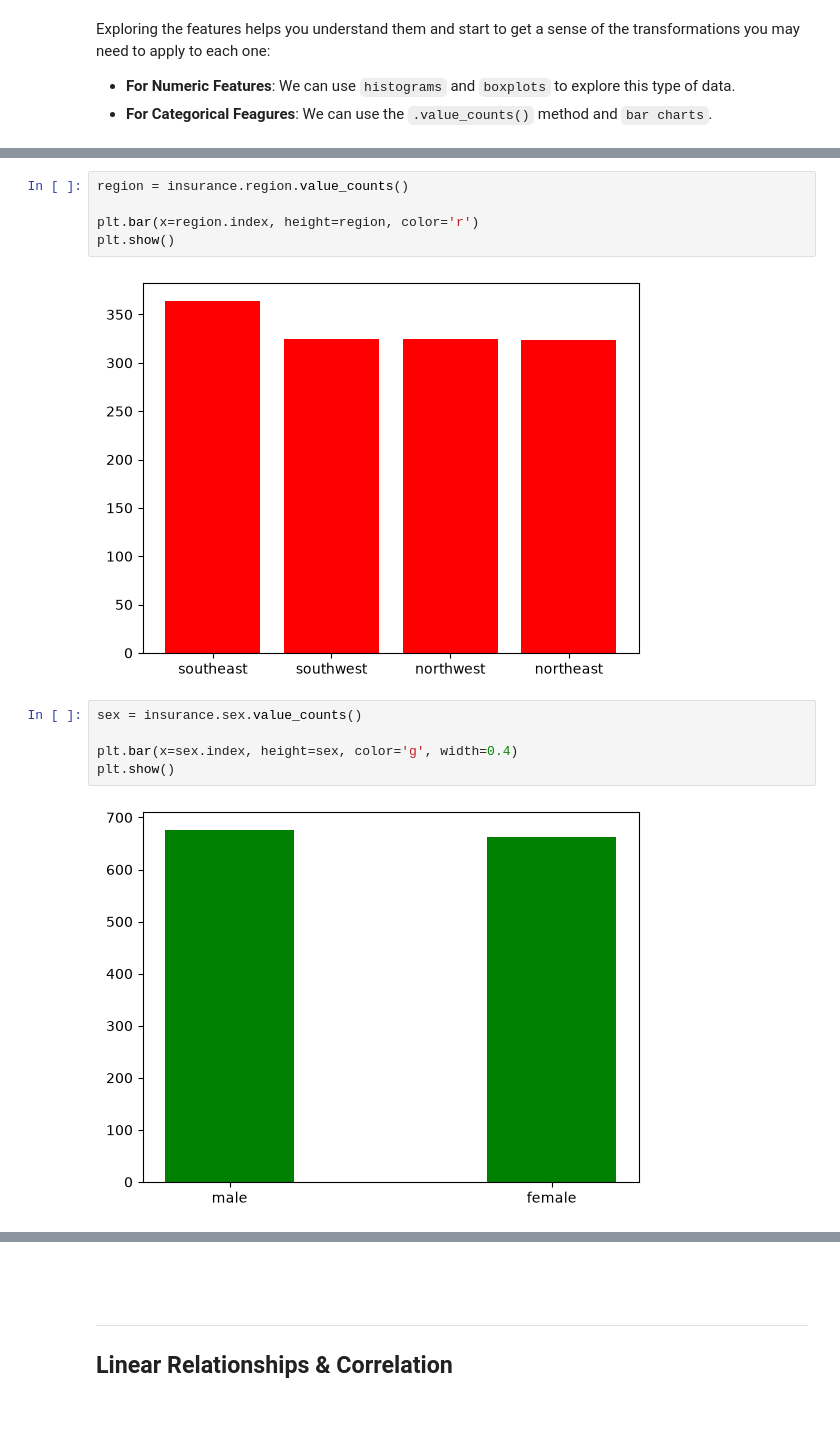
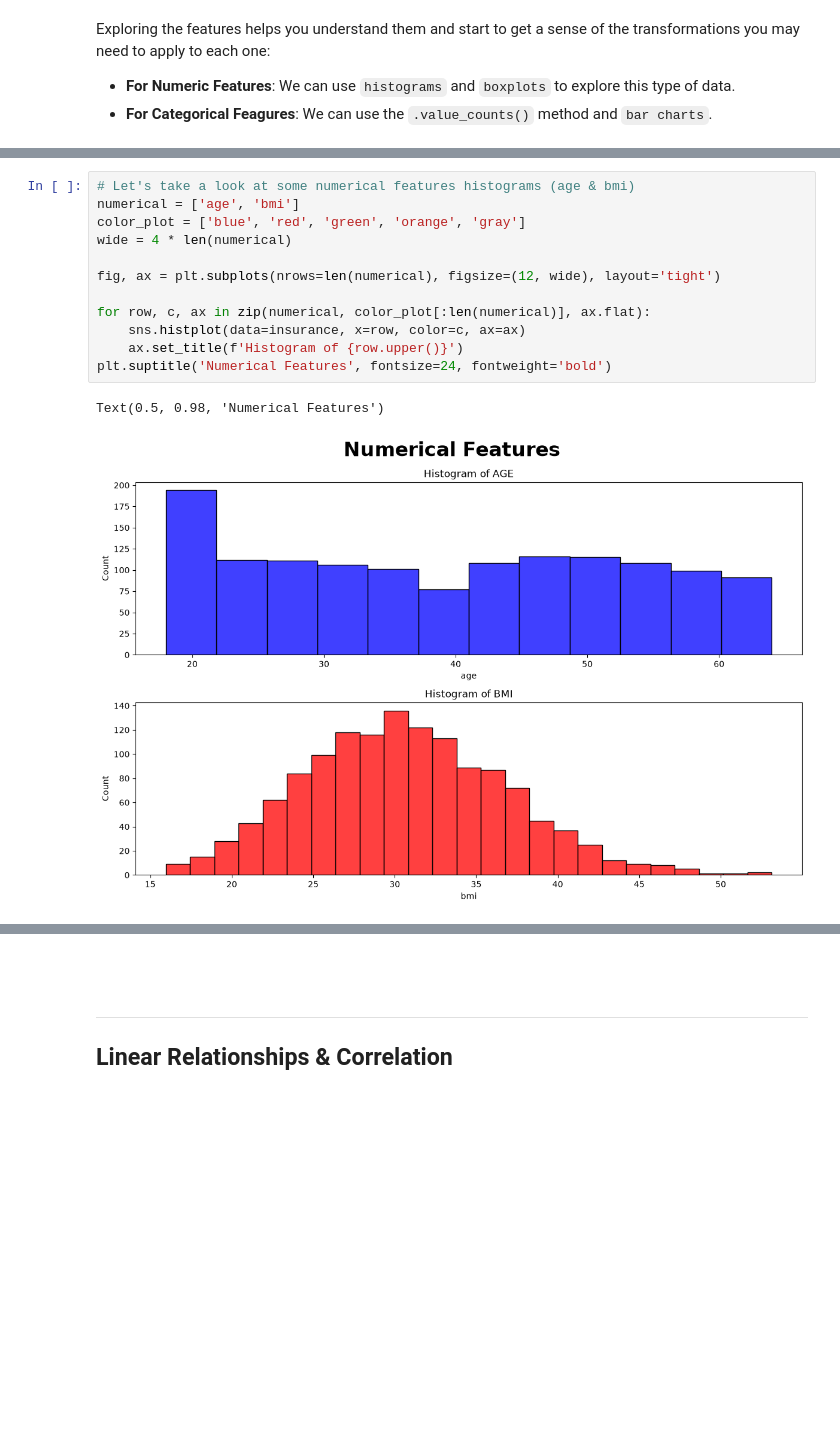
Before and after one commit to MiltonValleL/regression-and-forecasting, a Jupyter notebook: notebooks/01.pre-modelling.ipynb, the cells around one changed output, grey strips where cells are left out. Cells and saved outputs as stored; diff of their text form; blank space fills up the shorter version.

```diff
--- a/notebooks/01.pre-modelling.ipynb
+++ b/notebooks/01.pre-modelling.ipynb
@@ -230,14 +206,15 @@ plt.show()
-# %%
-region = insurance.region.value_counts()
-
-plt.bar(x=region.index, height=region, color='r')
-plt.show()
-# %% [output]
-[figure, removed]
-# %%
-sex = insurance.sex.value_counts()
-
-plt.bar(x=sex.index, height=sex, color='g', width=0.4)
-plt.show()
-# %% [output]
-[figure, removed]
+# %%
+# Let's take a look at some numerical features histograms (age & bmi)
+numerical = ['age', 'bmi']
+color_plot = ['blue', 'red', 'green', 'orange', 'gray']
+wide = 4 * len(numerical)
+
+fig, ax = plt.subplots(nrows=len(numerical), figsize=(12, wide), layout='tight')
+
+for row, c, ax in zip(numerical, color_plot[:len(numerical)], ax.flat):
+    sns.histplot(data=insurance, x=row, color=c, ax=ax)
+    ax.set_title(f'Histogram of {row.upper()}')
+plt.suptitle('Numerical Features', fontsize=24, fontweight='bold')
+# %% [output]
+Text(0.5, 0.98, 'Numerical Features')
+[figure, added]
```
Also changed, not shown: parts of 6 cells of this notebook.
